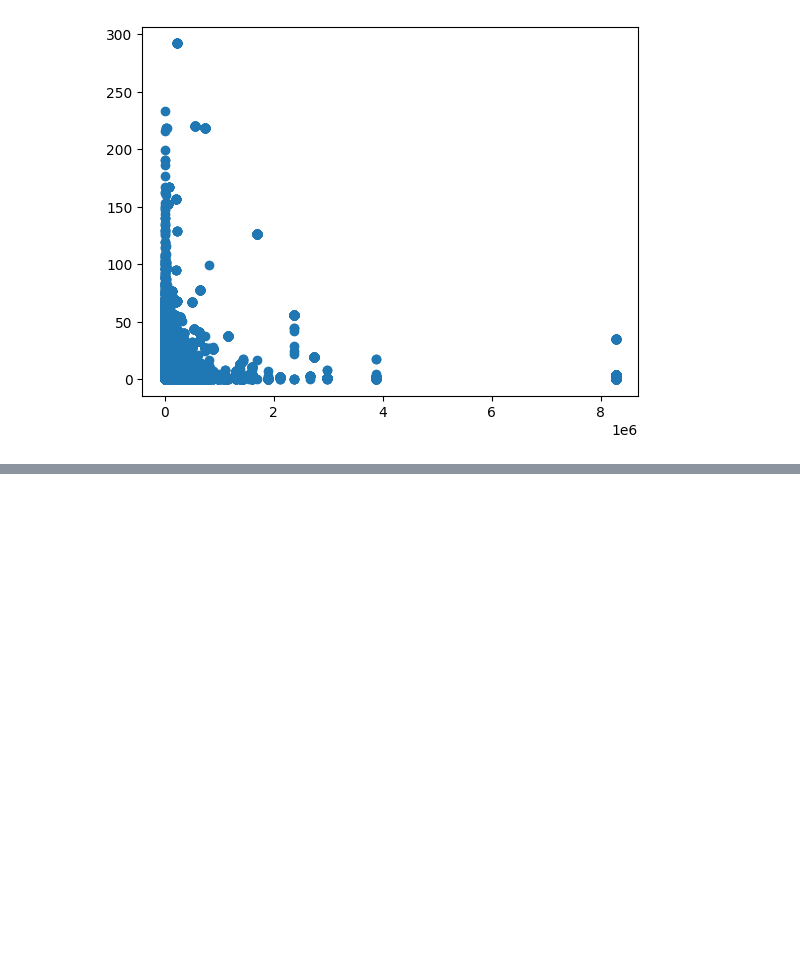
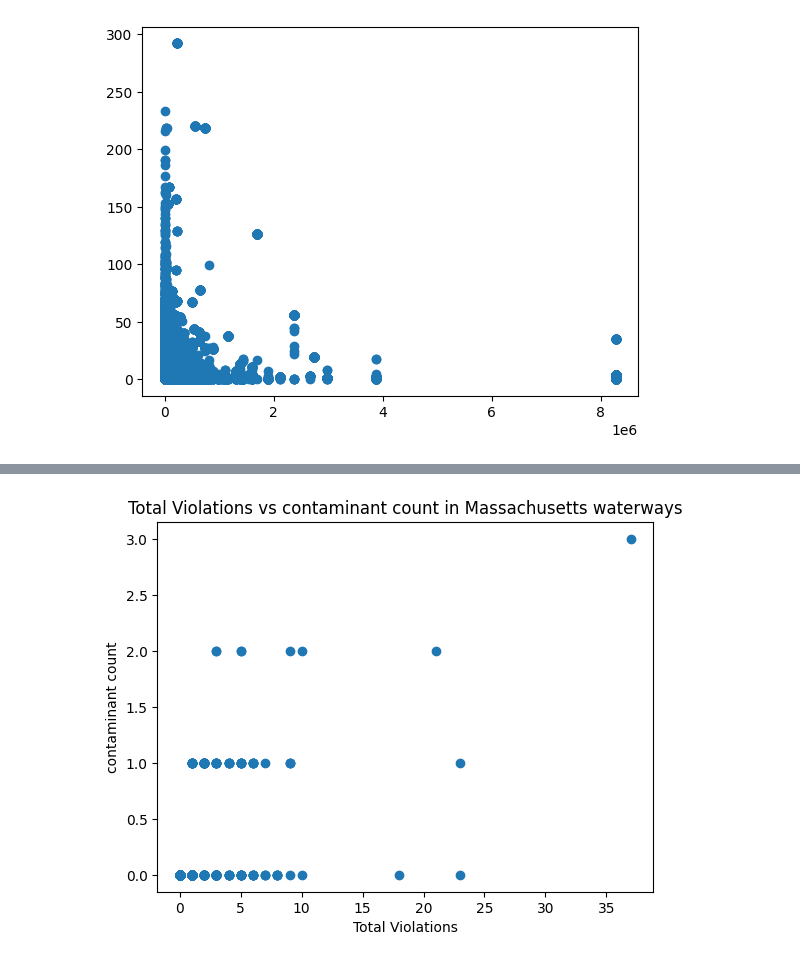
Before and after one commit to donicas/ftiproj, a Jupyter notebook: FTIproj.ipynb, the cells around one changed output, grey strips where cells are left out. Drawn from its saved outputs; the diff is of its cells as text; code cells hidden in the pictures; blank space fills up the shorter version.

```diff
--- a/FTIproj.ipynb
+++ b/FTIproj.ipynb
@@ -213,0 +273,8 @@ plt.show()
+# %%
+plt.scatter(df_MA['total_violations'], df_MA['contaminant_count'])
+plt.xlabel('Total Violations')
+plt.ylabel('contaminant count')
+plt.title('Total Violations vs contaminant count in Massachusetts waterways')
+plt.show()
+# %% [output]
+[figure, added]
```
Also changed, not shown: parts of 26 cells of this notebook.
